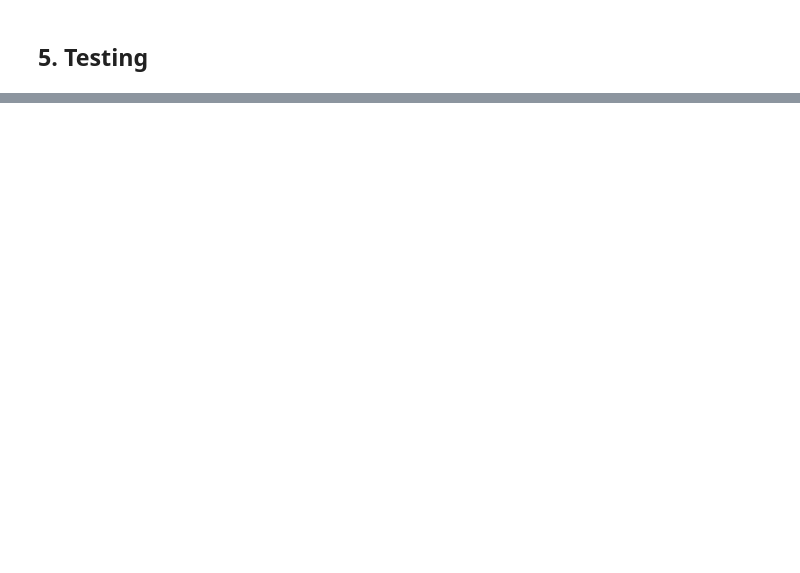
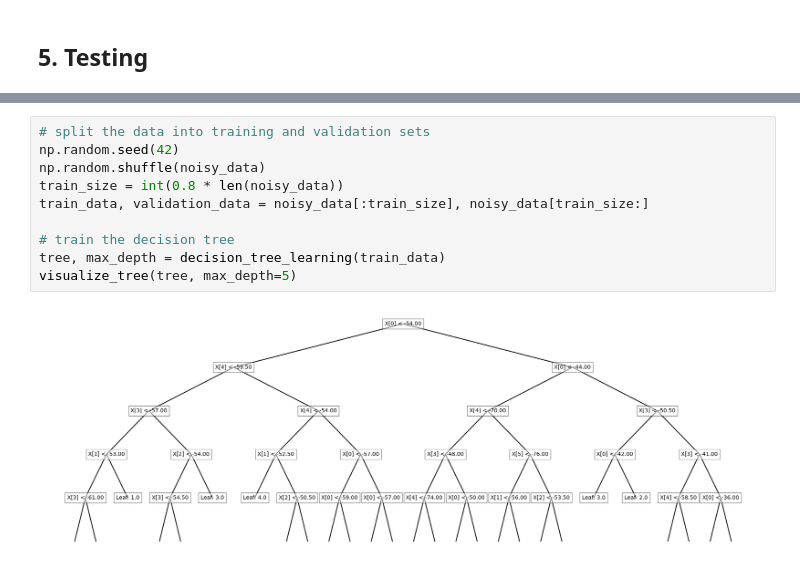
Before and after one commit to IC-24fall-Intro2ML/CW1-DecisionTree, a Jupyter notebook: Decision_Tree.ipynb, the cells around one changed output, grey strips where cells are left out. Drawn from its saved outputs; the diff is of its cells as text; blank space fills up the shorter version.

```diff
--- a/Decision_Tree.ipynb
+++ b/Decision_Tree.ipynb
@@ -403,0 +403,12 @@ F1: [0.99122807 0.93714286 0.94736842 0.99408284]
+# %%
+# split the data into training and validation sets
+np.random.seed(42)
+np.random.shuffle(noisy_data)
+train_size = int(0.8 * len(noisy_data))
+train_data, validation_data = noisy_data[:train_size], noisy_data[train_size:]
+
+# train the decision tree
+tree, max_depth = decision_tree_learning(train_data)
+visualize_tree(tree, max_depth=5)
+# %% [output]
+[figure, added]
```
Also changed, not shown: parts of 9 cells of this notebook.
